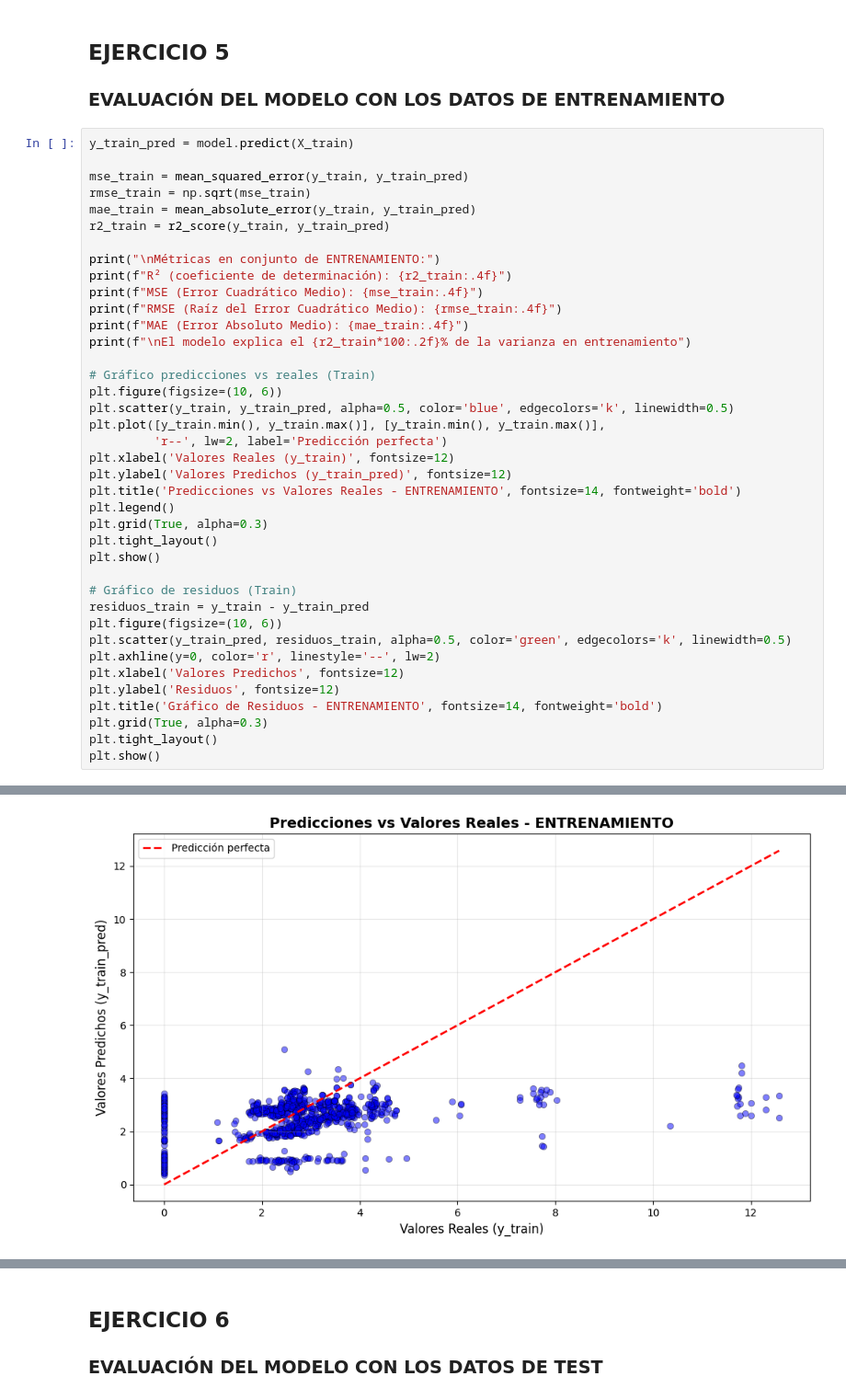
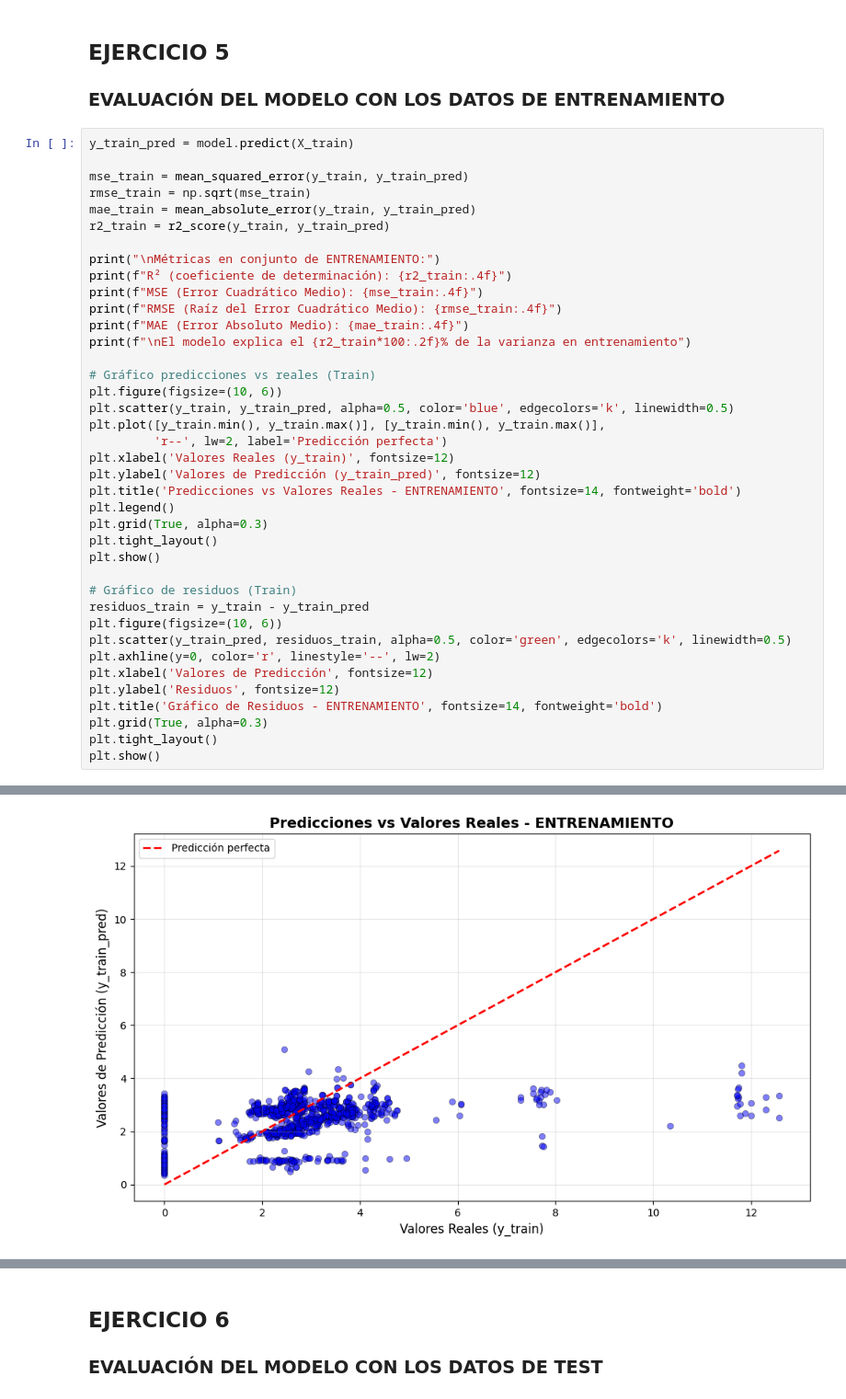
Before and after one commit to santinofernandez14/proyecto2, a Jupyter notebook: Parte2/modelo_prediccion_rlm.ipynb, the cells around one changed output, grey strips where cells are left out. Shown: that part at 92% size. Saved outputs shown, nothing was run; the diff lists cells and outputs as text.

```diff
--- a/Parte2/modelo_prediccion_rlm.ipynb
+++ b/Parte2/modelo_prediccion_rlm.ipynb
@@ -258,33 +258,33 @@ print(f"\nEl modelo explica el {r2_train*100:.2f}% de la varianza en entrenamien
 # Gráfico predicciones vs reales (Train)
 plt.figure(figsize=(10, 6))
 plt.scatter(y_train, y_train_pred, alpha=0.5, color='blue', edgecolors='k', linewidth=0.5)
 plt.plot([y_train.min(), y_train.max()], [y_train.min(), y_train.max()],
          'r--', lw=2, label='Predicción perfecta')
 plt.xlabel('Valores Reales (y_train)', fontsize=12)
-plt.ylabel('Valores Predichos (y_train_pred)', fontsize=12)
+plt.ylabel('Valores de Predicción (y_train_pred)', fontsize=12)
 plt.title('Predicciones vs Valores Reales - ENTRENAMIENTO', fontsize=14, fontweight='bold')
 plt.legend()
 plt.grid(True, alpha=0.3)
 plt.tight_layout()
 plt.show()
 
 # Gráfico de residuos (Train)
 residuos_train = y_train - y_train_pred
 plt.figure(figsize=(10, 6))
 plt.scatter(y_train_pred, residuos_train, alpha=0.5, color='green', edgecolors='k', linewidth=0.5)
 plt.axhline(y=0, color='r', linestyle='--', lw=2)
-plt.xlabel('Valores Predichos', fontsize=12)
+plt.xlabel('Valores de Predicción', fontsize=12)
 plt.ylabel('Residuos', fontsize=12)
 plt.title('Gráfico de Residuos - ENTRENAMIENTO', fontsize=14, fontweight='bold')
 plt.grid(True, alpha=0.3)
 plt.tight_layout()
 plt.show()
 # %% [output]
 Métricas en conjunto de ENTRENAMIENTO:
 R² (coeficiente de determinación): 0.1729
 MSE (Error Cuadrático Medio): 3.3791
 RMSE (Raíz del Error Cuadrático Medio): 1.8382
 MAE (Error Absoluto Medio): 1.2374
 
 El modelo explica el 17.29% de la varianza en entrenamiento
-[figure, old version]
+[figure, new version]
```
Also changed, not shown: parts of 2 cells of this notebook.
